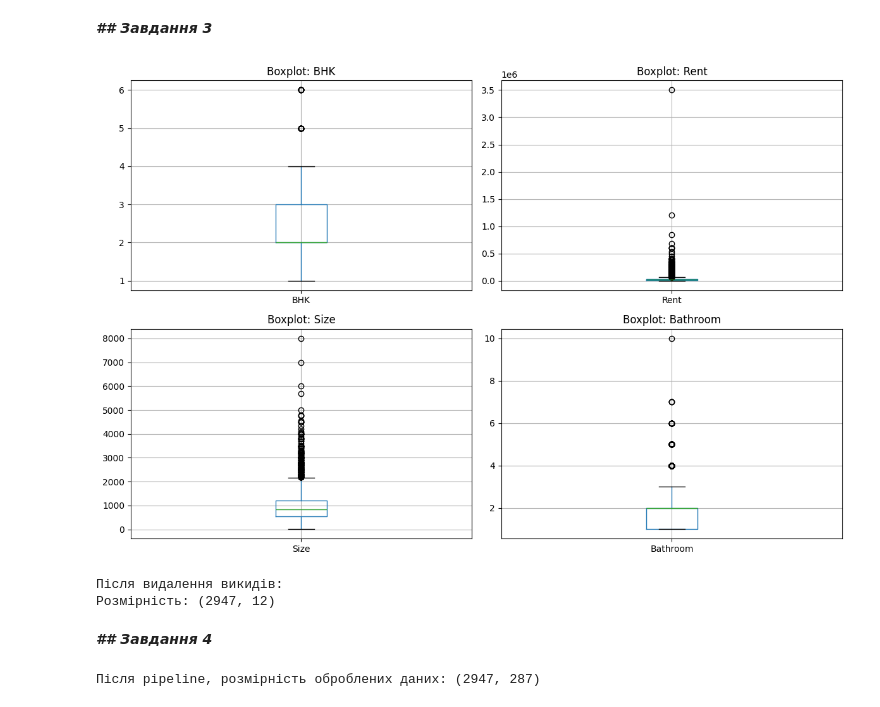
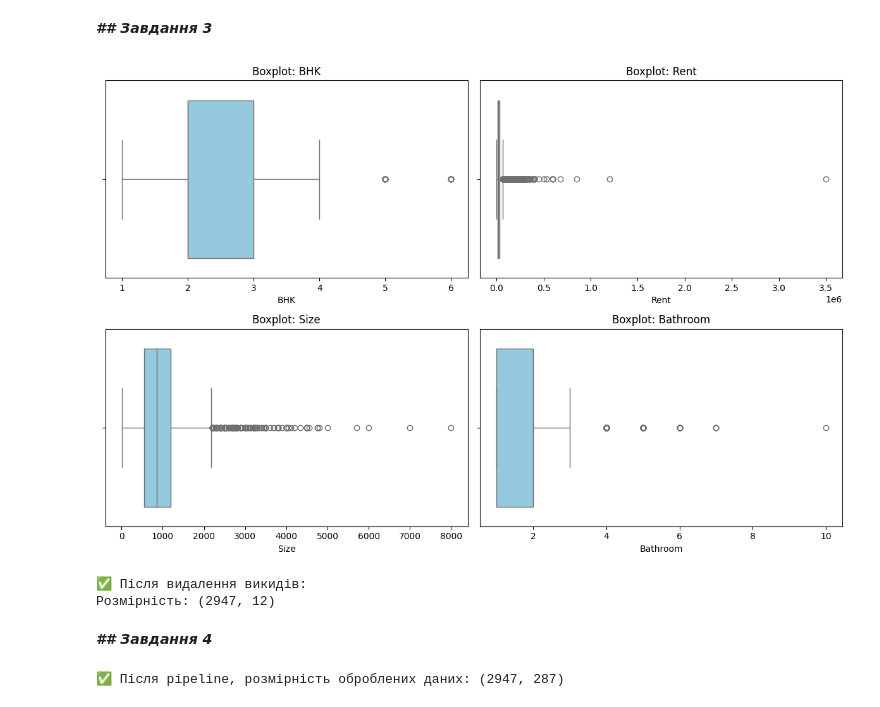
Before and after one commit to Zhyla01/AI_work, a Jupyter notebook: homework_1_1.ipynb, the cells around one changed output. Drawn from its saved outputs; the diff is of its cells as text; code cells hidden in the pictures.

```diff
--- a/homework_1_1.ipynb
+++ b/homework_1_1.ipynb
@@ -54,46 +56,45 @@ plt.show()
 # %% [markdown]
 ***## Завдання 3***
 # %%
-# Побудова boxplot'ів
 plt.figure(figsize=(12, 8))
 for i, col in enumerate(numeric_cols):
     plt.subplot(2, 2, i+1)
-    df.boxplot(column=col)
+    sns.boxplot(x=df[col], orient="h", color='skyblue')
     plt.title(f'Boxplot: {col}')
 plt.tight_layout()
 plt.show()
 
 # Видалення викидів (IQR)
 def remove_outliers_iqr(data, column):
     Q1 = data[column].quantile(0.25)
     Q3 = data[column].quantile(0.75)
     IQR = Q3 - Q1
     lower = Q1 - 1.5 * IQR
     upper = Q3 + 1.5 * IQR
     return data[(data[column] >= lower) & (data[column] <= upper)]
 
 df_cleaned = df.copy()
 for col in numeric_cols:
     df_cleaned = remove_outliers_iqr(df_cleaned, col)
 
-print("\nПісля видалення викидів:")
+print("\n✅ Після видалення викидів:")
 print(f"Розмірність: {df_cleaned.shape}")
 # %% [output]
-[figure, old version]
+[figure, new version]
-Після видалення викидів:
+✅ Після видалення викидів:
 Розмірність: (2947, 12)
 # %% [markdown]
 ***## Завдання 4***
 # %%
-# Категоріальні стовпці
 cat_cols = df_cleaned.select_dtypes(exclude=np.number).drop(columns=["Posted On", "Area Locality"], errors='ignore').columns
 
-# Пайплайни
+# Пайплайн для числових ознак
 num_pipeline = Pipeline([
     ("imputer", SimpleImputer(strategy="median")),
     ("scaler", StandardScaler())
 ])
 
+# Пайплайн для категоріальних ознак
 cat_pipeline = Pipeline([
     ("imputer", SimpleImputer(strategy="most_frequent")),
     ("onehot", OneHotEncoder(handle_unknown="ignore"))
@@ -110,8 +111,8 @@ data_pipeline = Pipeline([
     ("preprocessing", preprocessor)
 ])
 
-# Обробка даних
+# Трансформація даних
 X_prepared = data_pipeline.fit_transform(df_cleaned)
-print("Після pipeline, розмірність оброблених даних:", X_prepared.shape)
+print("✅ Після pipeline, розмірність оброблених даних:", X_prepared.shape)
 # %% [output]
-Після pipeline, розмірність оброблених даних: (2947, 287)
+✅ Після pipeline, розмірність оброблених даних: (2947, 287)
```
Also changed, not shown: parts of 1 cell of this notebook.
